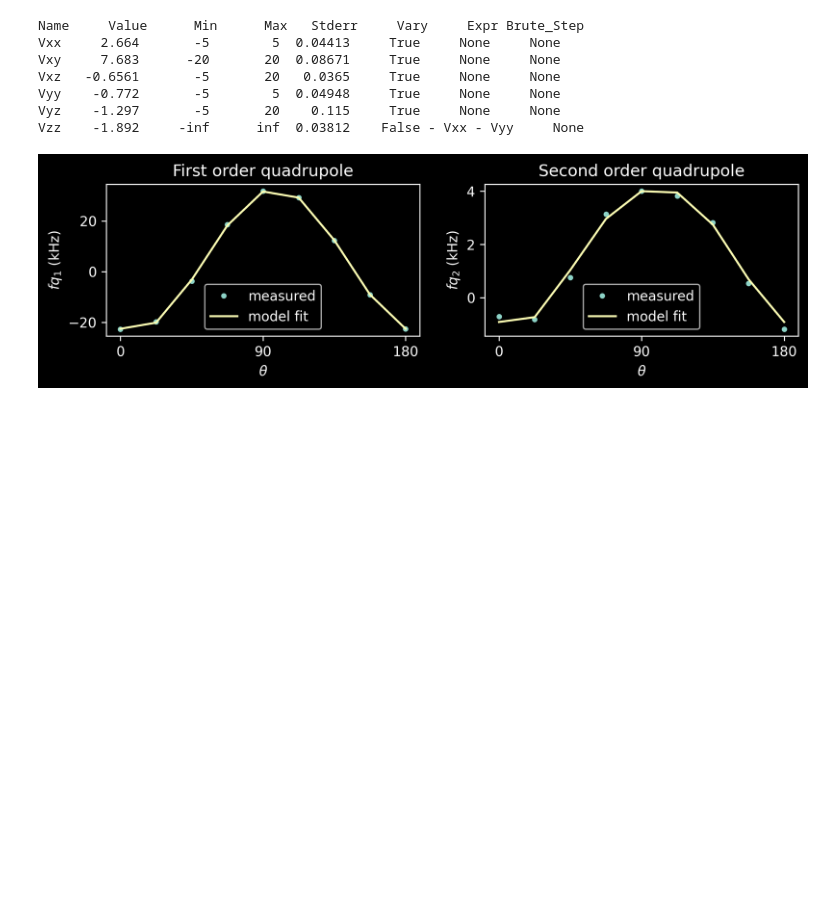
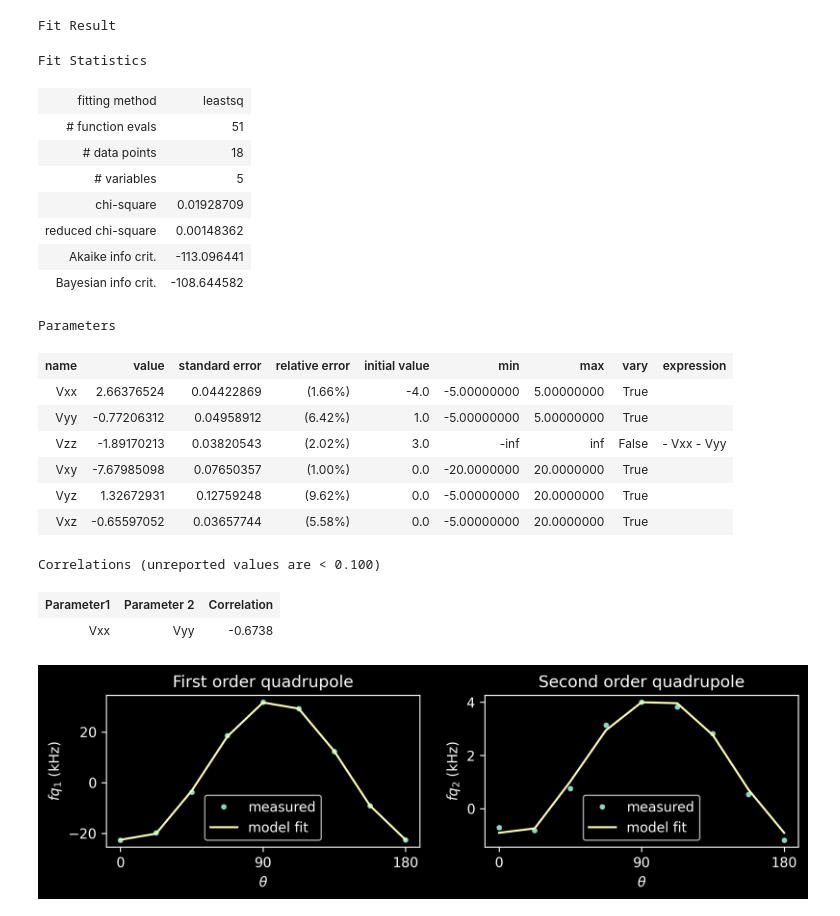
Before and after one commit to arjenvaartjes/Psyduck, a Jupyter notebook: examples/quadrupole modeling/extracting_quadrupole_tensor.ipynb, the cells around one changed output. Saved outputs shown, nothing was run; the diff lists cells and outputs as text; code cells hidden in the pictures; blank space fills up the shorter version.

Commit message:
bugfix quadrupole hamiltonian

```diff
--- a/examples/quadrupole modeling/extracting_quadrupole_tensor.ipynb
+++ b/examples/quadrupole modeling/extracting_quadrupole_tensor.ipynb
@@ -13,6 +14,7 @@ Ix, Iy, Iz = get_spin_operators(7/2)
 Q_N = -0.69e-28    # Nuclear quadrupole moment (C·m²)
 I_SPIN = 7/2
 GAMMA_NUCLEAR = 5.55  # Nuclear Zeeman splitting (MHz/T)
+B_0 = 1 #T
 # %%
 ds24 = xr.load_dataset('analyzed_data_24.nc', engine='h5netcdf')
 ds24['NMR_frequency'] = (('theta', 'NMR_index'), np.array(ds24['NMR_frequency'])[:, ::-1])
@@ -26,41 +28,55 @@ def make_V_ab(Vxx, Vyy, Vzz, Vxy, Vyz, Vxz):
 
 def ionized_hamiltonian(theta, Vxx, Vyy, Vzz, Vxy, Vyz, Vxz):
     V_ab = make_V_ab(Vxx, Vyy, Vzz, Vxy, Vyz, Vxz)
-    H_q = quadrupole_hamiltonian(I_SPIN, V_ab, Q_N) / 1e6  # Hz → MHz
-    H_zeeman = -GAMMA_NUCLEAR * (Iz * np.cos(theta) + Ix * np.sin(theta))
+    H_q = quadrupole_hamiltonian_from_Vab(I_SPIN, V_ab, Q_N) / 1e6  # Hz → MHz
+    H_zeeman = zeeman_hamiltonian(I=7/2, B0=B_0, gamma=GAMMA_NUCLEAR, theta=theta, phi=0)
     return H_zeeman + H_q
 # %%
 def residual(params):
     p = params.valuesdict()
     fq1_arr = np.zeros(len(thetas))
     fq2_arr = np.zeros(len(thetas))
     for t, theta in enumerate(thetas):
         evals = ionized_hamiltonian(theta, **p).eigenstates()[0]
         fq1_arr[t] = np.mean(np.diff(np.diff(evals)))
         fq2_arr[t] = np.mean(np.diff(np.diff(np.diff(evals))))
     return np.vstack([
         (fq1_arr - fq1_measured) / np.max(fq1_measured),
         (fq2_arr - fq2_measured) / np.max(fq2_measured),
     ])
 
 params = Parameters()
 params.add('Vxx', value=-4, min=-5,  max=5)
 params.add('Vyy', value=1,  min=-5,  max=5)
 params.add('Vzz', expr='- Vxx - Vyy')
 params.add('Vxy', value=0,  min=-20, max=20)
 params.add('Vyz', value=0,  min=-5,  max=20)
 params.add('Vxz', value=0,  min=-5,  max=20)
 
 result = minimize(residual, params, method='leastsq')
-result.params.pretty_print()
+result
 # %% [output]
-Name     Value      Min      Max   Stderr     Vary     Expr Brute_Step
-Vxx     2.664       -5        5  0.04413     True     None     None
-Vxy     7.683      -20       20  0.08671     True     None     None
-Vxz   -0.6561       -5       20   0.0365     True     None     None
-Vyy    -0.772       -5        5  0.04948     True     None     None
-Vyz    -1.297       -5       20    0.115     True     None     None
-Vzz    -1.892     -inf      inf  0.03812    False - Vxx - Vyy     None
+Fit Result
+Fit Statistics
+| fitting method | leastsq |
+| # function evals | 51 |
+| # data points | 18 |
+| # variables | 5 |
+| chi-square | 0.01928709 |
+| reduced chi-square | 0.00148362 |
+| Akaike info crit. | -113.096441 |
+| Bayesian info crit. | -108.644582 |
+Parameters
+| name | value | standard error | relative error | initial value | min | max | vary | expression |
+| Vxx | 2.66376524 | 0.04422869 | (1.66%) | -4.0 | -5.00000000 | 5.00000000 | True |  |
+| Vyy | -0.77206312 | 0.04958912 | (6.42%) | 1.0 | -5.00000000 | 5.00000000 | True |  |
+| Vzz | -1.89170213 | 0.03820543 | (2.02%) | 3.0 | -inf | inf | False | - Vxx - Vyy |
+| Vxy | -7.67985098 | 0.07650357 | (1.00%) | 0.0 | -20.0000000 | 20.0000000 | True |  |
+| Vyz | 1.32672931 | 0.12759248 | (9.62%) | 0.0 | -5.00000000 | 20.0000000 | True |  |
+| Vxz | -0.65597052 | 0.03657744 | (5.58%) | 0.0 | -5.00000000 | 20.0000000 | True |  |
+Correlations (unreported values are < 0.100)
+| Parameter1 | Parameter 2 | Correlation |
+| Vxx | Vyy | -0.6738 |
 # %%
 p = result.params.valuesdict()
 fq1_arr = np.zeros(len(thetas))
```
Also changed, not shown: parts of 1 cell of this notebook.
